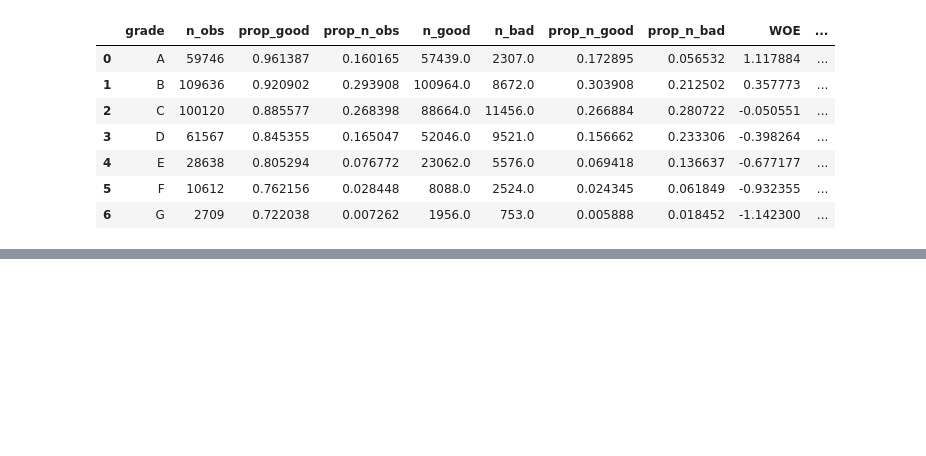
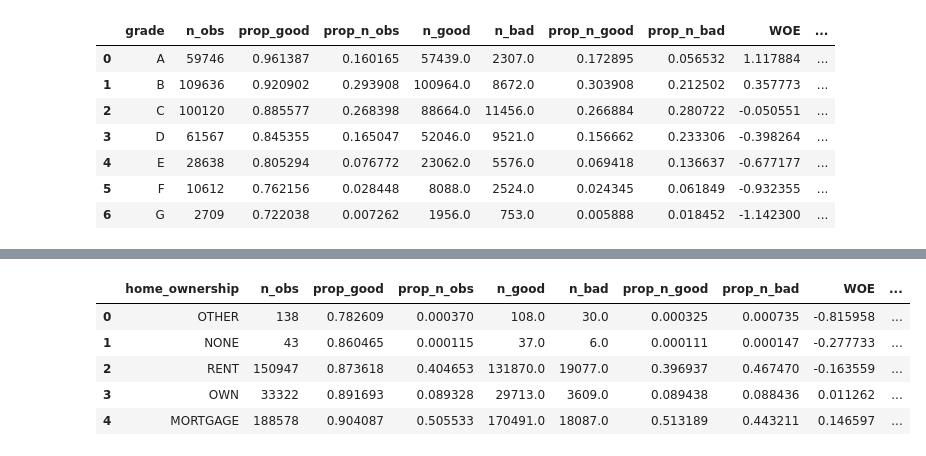
Before and after one commit to GWL79/credit_risk_modelling, a Jupyter notebook: main_latest.ipynb, the cells around one changed output, grey strips where cells are left out. Drawn from its saved outputs; the diff is of its cells as text; code cells hidden in the pictures; blank space fills up the shorter version.

```diff
--- a/main_latest.ipynb
+++ b/main_latest.ipynb
@@ -787,0 +835,10 @@ df1
+# %%
+df_temp = woe_discrete(df_inputs_prepare, "home_ownership", df_targets_prepare)
+df_temp
+# %% [output]
+|  | home_ownership | n_obs | prop_good | prop_n_obs | n_good | n_bad | prop_n_good | prop_n_bad | WOE | ... |
+| 0 | OTHER | 138 | 0.782609 | 0.000370 | 108.0 | 30.0 | 0.000325 | 0.000735 | -0.815958 | ... |
+| 1 | NONE | 43 | 0.860465 | 0.000115 | 37.0 | 6.0 | 0.000111 | 0.000147 | -0.277733 | ... |
+| 2 | RENT | 150947 | 0.873618 | 0.404653 | 131870.0 | 19077.0 | 0.396937 | 0.467470 | -0.163559 | ... |
+| 3 | OWN | 33322 | 0.891693 | 0.089328 | 29713.0 | 3609.0 | 0.089438 | 0.088436 | 0.011262 | ... |
+| 4 | MORTGAGE | 188578 | 0.904087 | 0.505533 | 170491.0 | 18087.0 | 0.513189 | 0.443211 | 0.146597 | ... |
```
Also changed, not shown: parts of 9 cells of this notebook.
